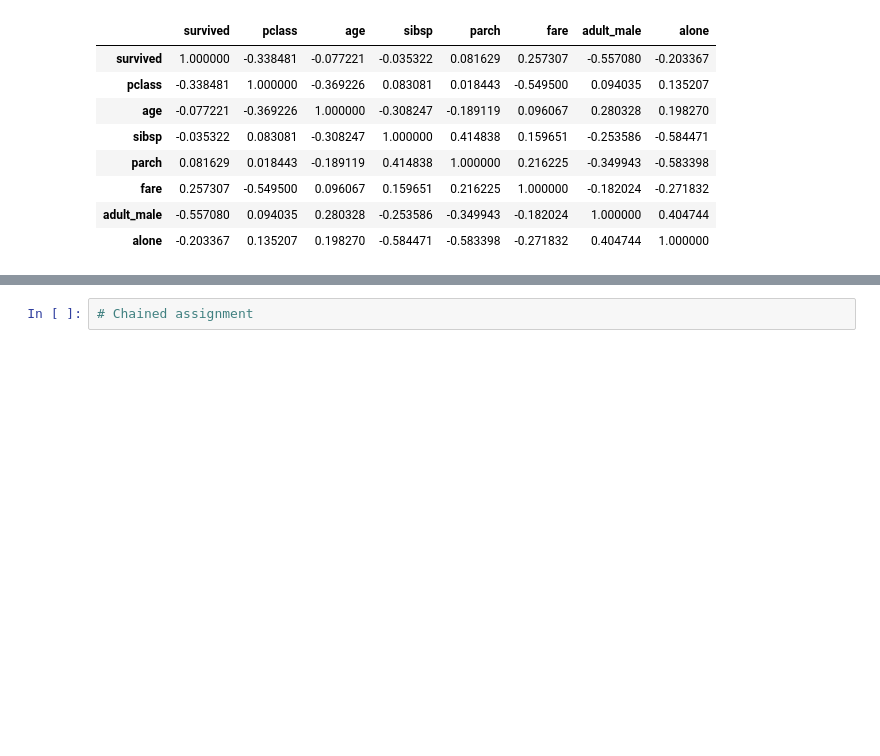
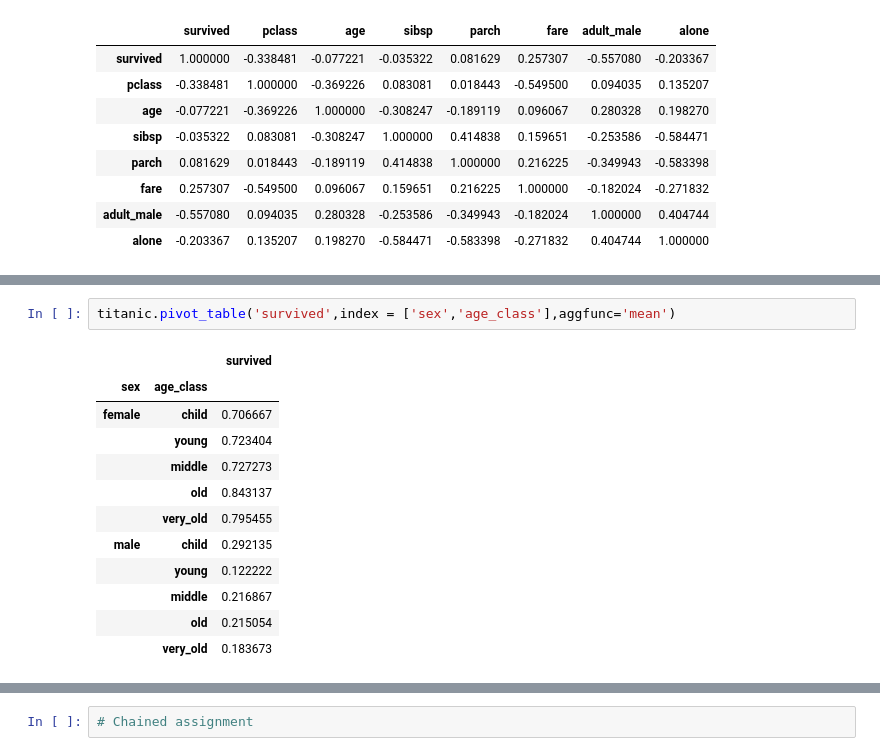
Before and after one commit to landturtler/2020_AI_education_example, a Jupyter notebook: pandas_basic.ipynb, the cells around one changed output, grey strips where cells are left out. Saved outputs shown, nothing was run; the diff lists cells and outputs as text; blank space fills up the shorter version.

```diff
--- a/pandas_basic.ipynb
+++ b/pandas_basic.ipynb
@@ -975,0 +1030,15 @@ pandas.core.series.Series
+# %%
+titanic.pivot_table('survived',index = ['sex','age_class'],aggfunc='mean')
+# %% [output]
+|  |  | survived |
+| sex | age_class |  |
+| female | child | 0.706667 |
+|  | young | 0.723404 |
+|  | middle | 0.727273 |
+|  | old | 0.843137 |
+|  | very_old | 0.795455 |
+| male | child | 0.292135 |
+|  | young | 0.122222 |
+|  | middle | 0.216867 |
+|  | old | 0.215054 |
+|  | very_old | 0.183673 |
```
Also changed, not shown: parts of 13 cells of this notebook.
